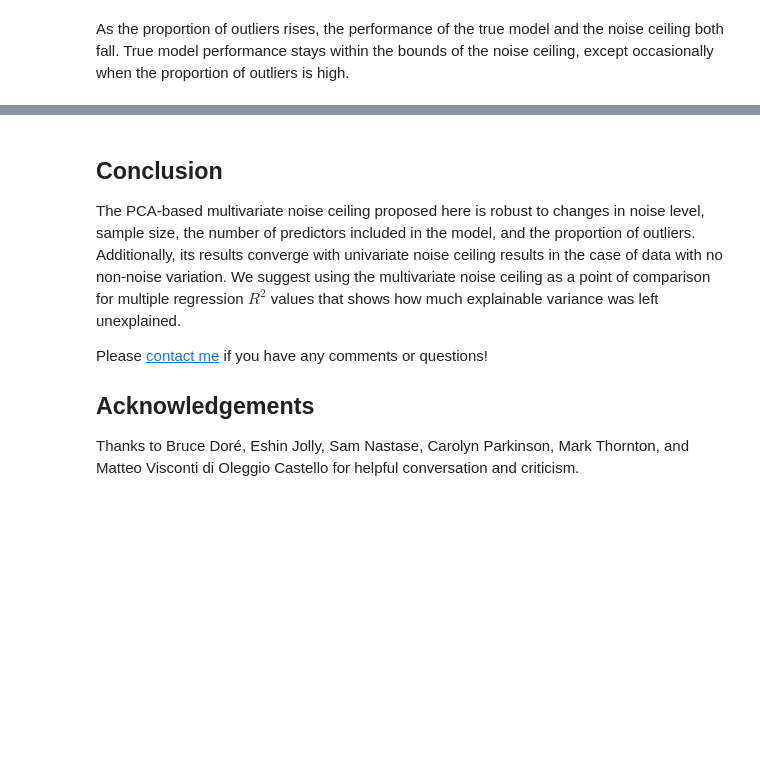
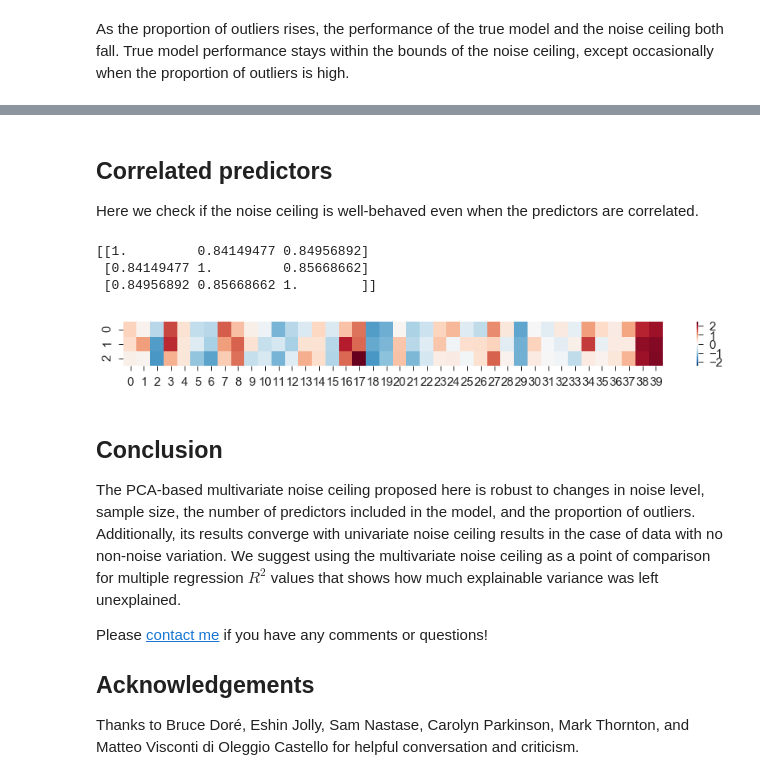
Before and after one commit to beausievers/noise_ceiling, a Jupyter notebook: multivariate_noise_ceiling.ipynb, the cells around one changed output, grey strips where cells are left out. Drawn from its saved outputs; the diff is of its cells as text; code cells hidden in the pictures; blank space fills up the shorter version.

Commit message:
added simulation for correlated predictors

```diff
--- a/multivariate_noise_ceiling.ipynb
+++ b/multivariate_noise_ceiling.ipynb
@@ -476 +476,29 @@ Below lower bound: [0.   0.   0.   0.   0.03]
 Above upper bound: [0. 0. 0. 0. 0.]
+# %% [markdown]
+## Correlated predictors
+
+Here we check if the noise ceiling is well-behaved even when the predictors are correlated.
+# %%
+def correlated_preds(n_preds, n_features, corr, variance=1):
+    """Generate vectors that are approximately correlated. Fast.
+
+    Based on: http://scipy-cookbook.readthedocs.io/items/CorrelatedRandomSamples.html
+    """
+    from scipy.linalg import cholesky
+    from scipy.stats import norm
+    r = np.tile(corr, (n_preds, n_preds))
+    r[np.diag_indices(n_preds)] = variance
+    x = norm.rvs(size=(n_preds, n_features))
+    c = cholesky(r, lower=True)
+    y = np.dot(c, x)
+    return y
+# %%
+x = correlated_preds(3, 40, .85)
+print(np.corrcoef(x))
+fig, ax = plt.subplots(figsize=(15,1))
+sns.heatmap(x);
+# %% [output]
+[[1.         0.84149477 0.84956892]
+ [0.84149477 1.         0.85668662]
+ [0.84956892 0.85668662 1.        ]]
+[figure, added]
```
Also changed, not shown: parts of 15 cells of this notebook.
